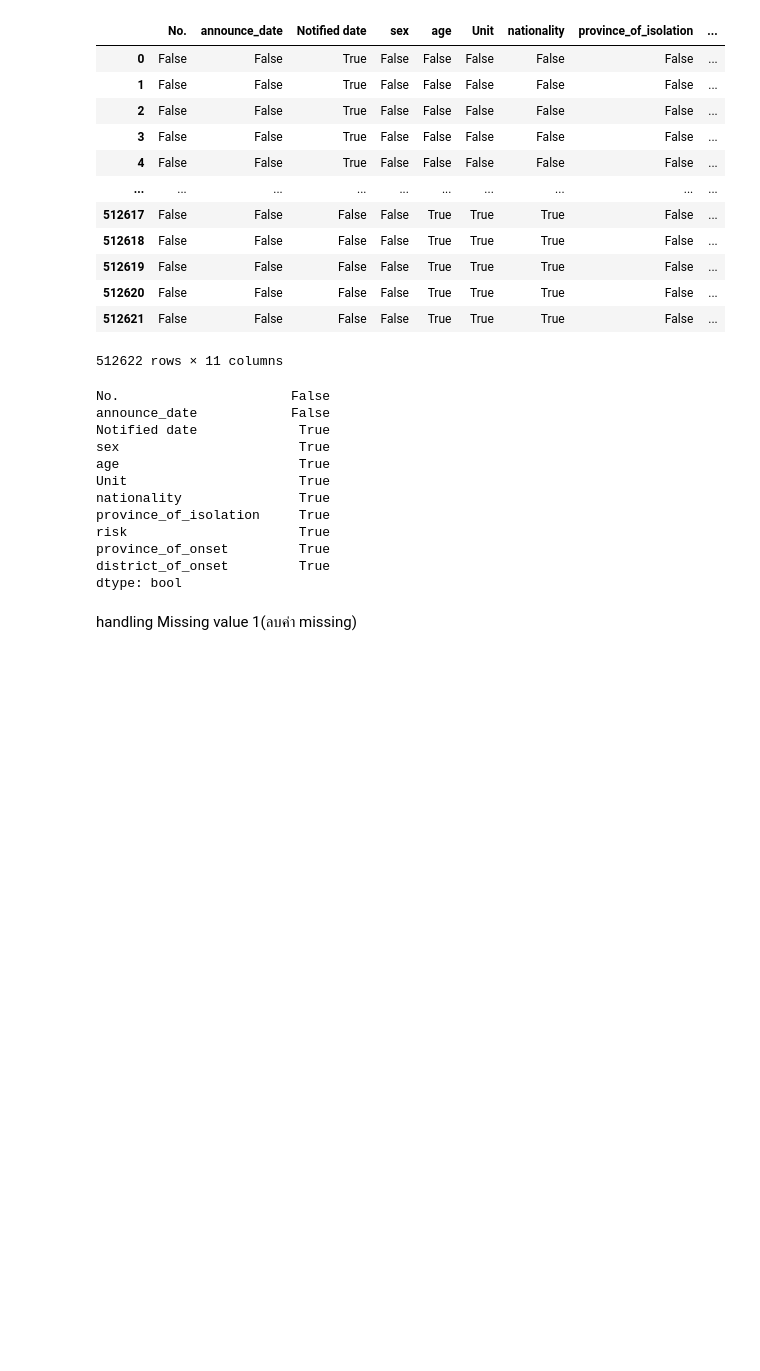
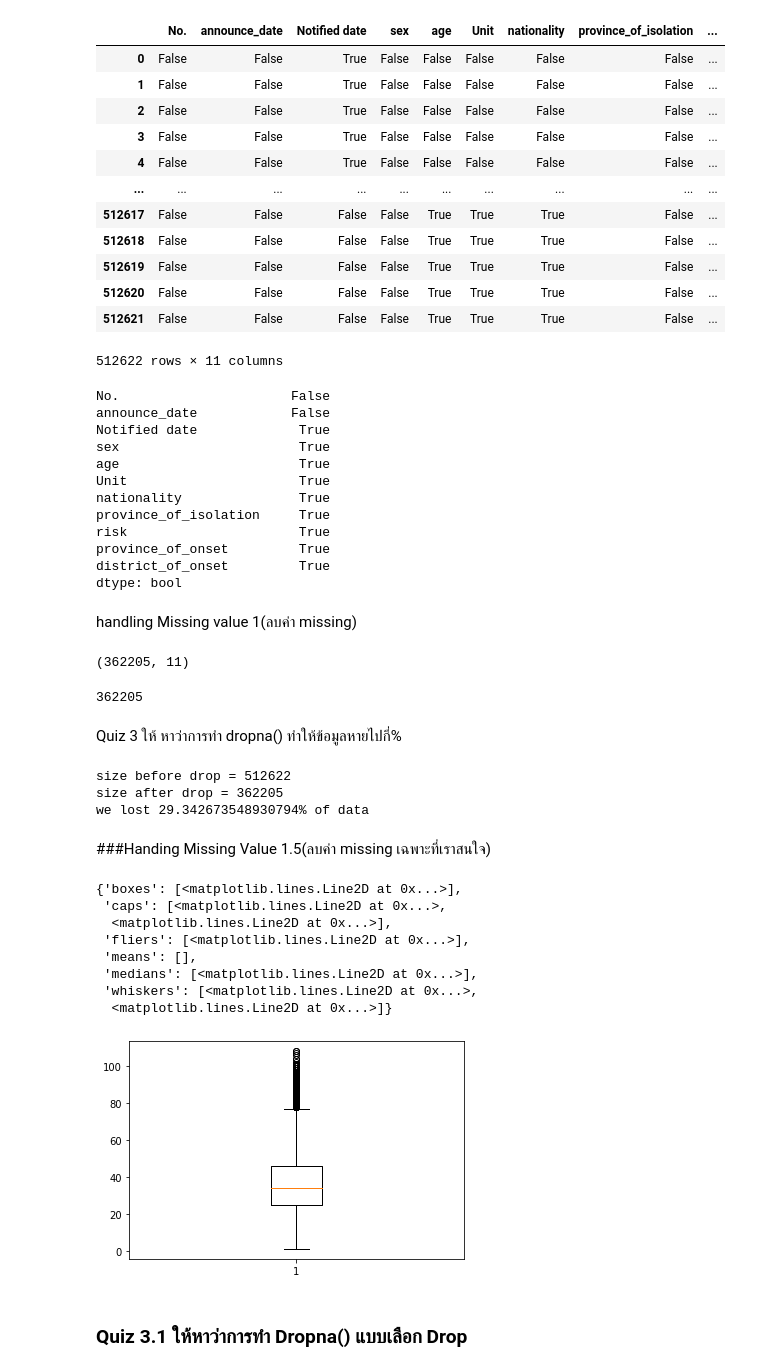
Before and after one commit to chuangchai49097/DWDM21, a Jupyter notebook: Data_Preprocessing_(Chapter_3).ipynb, the cells around one changed output. Cells and saved outputs as stored; diff of their text form; code cells hidden in the pictures; blank space fills up the shorter version.

```diff
--- a/Data_Preprocessing_(Chapter_3).ipynb
+++ b/Data_Preprocessing_(Chapter_3).ipynb
@@ -144,6 +154,44 @@ district_of_onset         True
 dtype: bool
 # %% [markdown]
 handling Missing value 1(ลบค่า missing)
+# %%
+data_cases.dropna().shape
+# %% [output]
+(362205, 11)
+# %%
+data_cases.dropna().shape[0]
+# %% [output]
+362205
+# %% [markdown]
+Quiz 3 ให้ หาว่าการทำ dropna() ทำให้ข้อมูลหายไปกี่%
+# %%
+removed = data_cases.shape[0] - data_cases.dropna().shape[0]
+
+print(f'size before drop = {data_cases.shape[0]}')
+print(f'size after drop = {data_cases.dropna().shape[0]}')
+print(f'we lost {100*(removed/data_cases.shape[0])}% of data')
+# %% [output]
+size before drop = 512622
+size after drop = 362205
+we lost 29.342673548930794% of data
+# %% [markdown]
+###Handing Missing Value 1.5(ลบค่า missing เฉพาะที่เราสนใจ)
+# %%
+data_cases_nomissingAge = data_cases.dropna(subset=['age'])
+# %%
+plt.boxplot(data_cases_nomissingAge['age'])
+# %% [output]
+{'boxes': [<matplotlib.lines.Line2D at 0x...>],
+ 'caps': [<matplotlib.lines.Line2D at 0x...>,
+  <matplotlib.lines.Line2D at 0x...>],
+ 'fliers': [<matplotlib.lines.Line2D at 0x...>],
+ 'means': [],
+ 'medians': [<matplotlib.lines.Line2D at 0x...>],
+ 'whiskers': [<matplotlib.lines.Line2D at 0x...>,
+  <matplotlib.lines.Line2D at 0x...>]}
+[figure, added]
+# %% [markdown]
+### Quiz 3.1 ให้หาว่าการทำ Dropna() แบบเลือก Drop
 # %%
 plt.boxplot(data_cases['age'].dropna())
 # %% [output]
```
Also changed, not shown: parts of 13 cells of this notebook.
